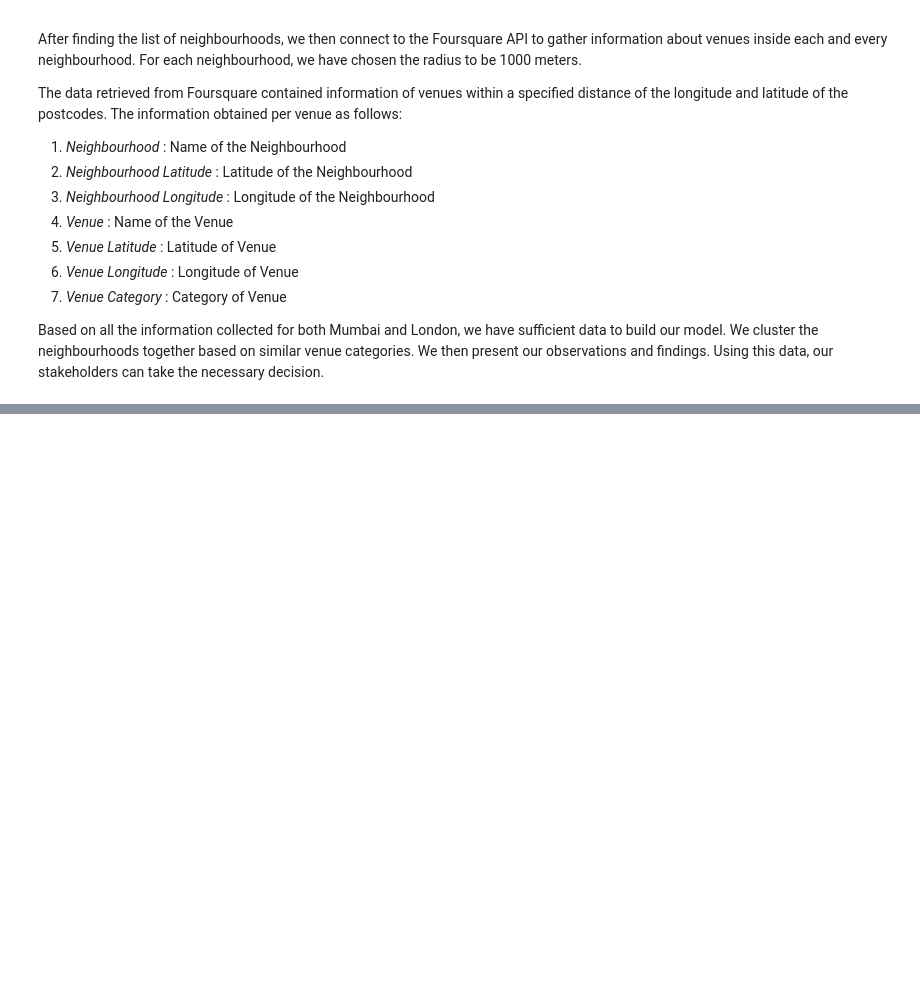
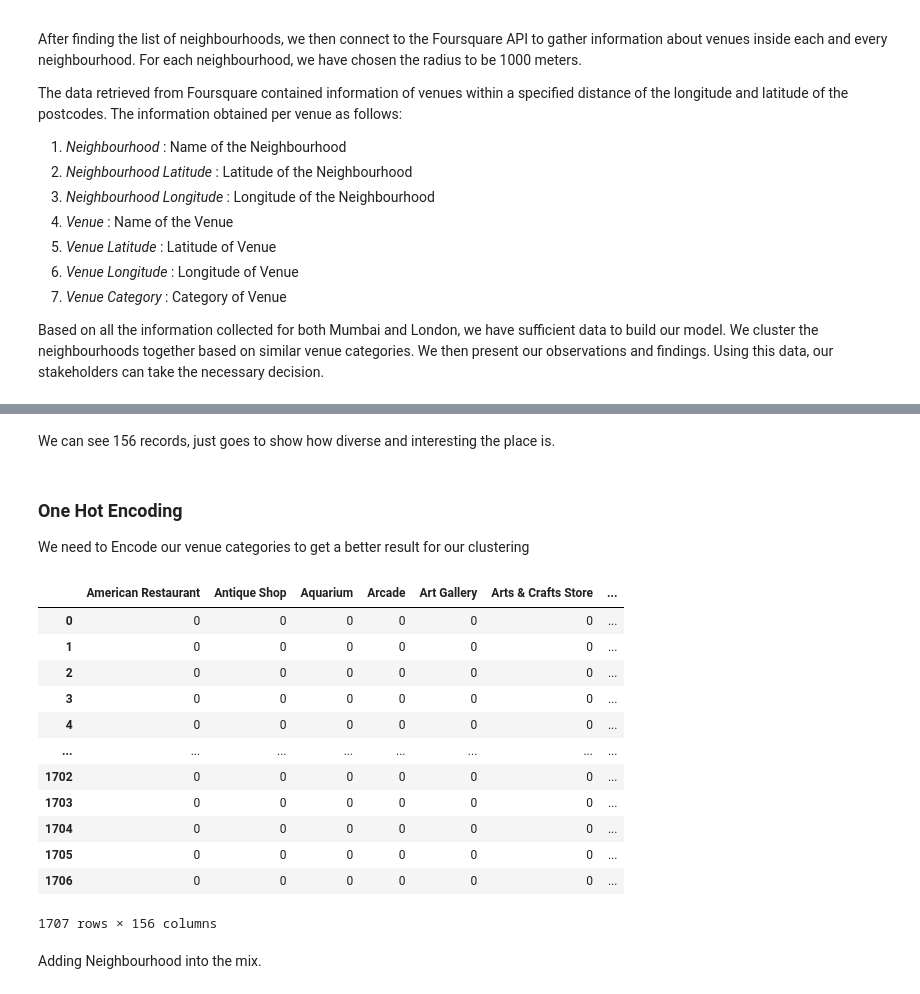
Before and after one commit to amanattar/A-Tale-of-Two-Cities, a Jupyter notebook: Tale_of_Two_Cities_Data_Science_Project.ipynb, the cells around one changed output, grey strips where cells are left out. Saved outputs shown, nothing was run; the diff lists cells and outputs as text; code cells hidden in the pictures; blank space fills up the shorter version.

Commit message:
Data for Mumbai is sorted and categorised

```diff
--- a/Tale_of_Two_Cities_Data_Science_Project.ipynb
+++ b/Tale_of_Two_Cities_Data_Science_Project.ipynb
@@ -76,0 +353,39 @@ Based on all the information collected for both Mumbai and London, we have suffi
+# %%
+LIMIT=400
+
+def getNearbyVenues(names, latitudes, longitudes, radius=1000):
+
+    venues_list=[]
+    for name, lat, lng in zip(names, latitudes, longitudes):
+        print(name)
+
+        # create the API request URL
+        url = 'https://api.foursquare.com/v2/venues/explore?&client_id={}&client_secret={}&v={}&ll={},{}&radius={}&limit={}'.format(
+            CLIENT_ID,
+            CLIENT_SECRET,
+            VERSION,
+            lat,
+            lng,
+            radius,
+            LIMIT
+            )
+
+        # make the GET request
+        results = requests.get(url).json()["response"]['groups'][0]['items']
+
+        # return only relevant information for each nearby venue
+        venues_list.append([(
+            name,
+            lat,
+            lng,
+            v['venue']['name'],
+            v['venue']['categories'][0]['name']) for v in results])
+
+    nearby_venues = pd.DataFrame([item for venue_list in venues_list for item in venue_list])
+    nearby_venues.columns = ['Neighbourhood',
+                  'Neighbourhood Latitude',
+                  'Neighbourhood Longitude',
+                  'Venue',
+                  'Venue Category']
+
+    return(nearby_venues)
@@ -76,0 +394,2 @@ Based on all the information collected for both Mumbai and London, we have suffi
+# %%
+venues_in_Mumbai = getNearbyVenues(df1['borough'], df1['latitude'], df1['longitude'])
@@ -76,0 +451,24 @@ Based on all the information collected for both Mumbai and London, we have suffi
+# %% [markdown]
+We can see 156 records, just goes to show how diverse and interesting the place is.
+# %% [markdown]
+### One Hot Encoding
+We need to Encode our venue categories to get a better result for our clustering
+# %%
+Mumbai_venue_cat = pd.get_dummies(venues_in_Mumbai[['Venue Category']], prefix="", prefix_sep="")
+Mumbai_venue_cat
+# %% [output]
+|  | American Restaurant | Antique Shop | Aquarium | Arcade | Art Gallery | Arts & Crafts Store | ... |
+| 0 | 0 | 0 | 0 | 0 | 0 | 0 | ... |
+| 1 | 0 | 0 | 0 | 0 | 0 | 0 | ... |
+| 2 | 0 | 0 | 0 | 0 | 0 | 0 | ... |
+| 3 | 0 | 0 | 0 | 0 | 0 | 0 | ... |
+| 4 | 0 | 0 | 0 | 0 | 0 | 0 | ... |
+| ... | ... | ... | ... | ... | ... | ... | ... |
+| 1702 | 0 | 0 | 0 | 0 | 0 | 0 | ... |
+| 1703 | 0 | 0 | 0 | 0 | 0 | 0 | ... |
+| 1704 | 0 | 0 | 0 | 0 | 0 | 0 | ... |
+| 1705 | 0 | 0 | 0 | 0 | 0 | 0 | ... |
+| 1706 | 0 | 0 | 0 | 0 | 0 | 0 | ... |
+1707 rows × 156 columns
+# %% [markdown]
+Adding Neighbourhood into the mix.
```
Also changed, not shown: parts of 62 cells of this notebook.
